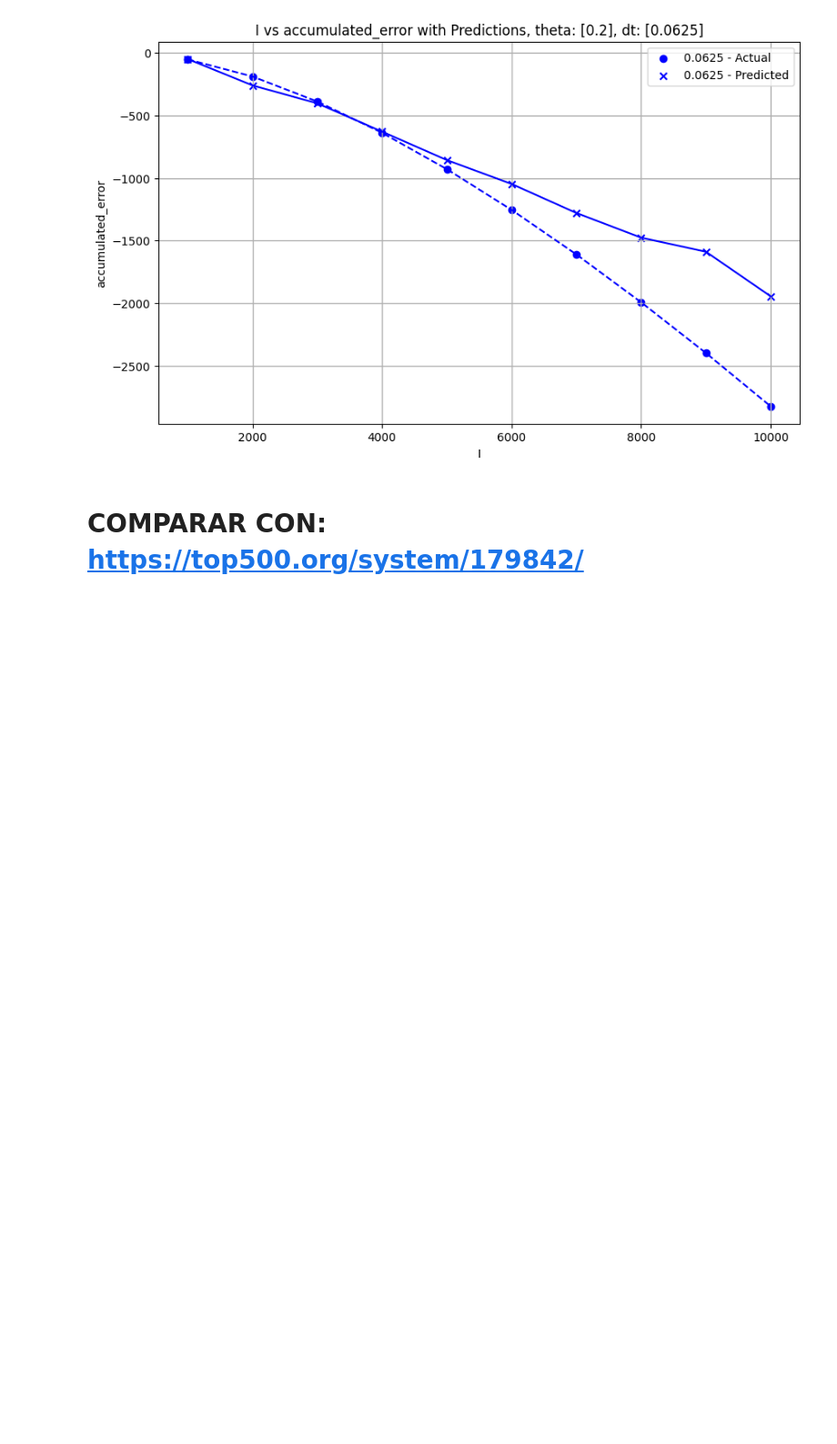
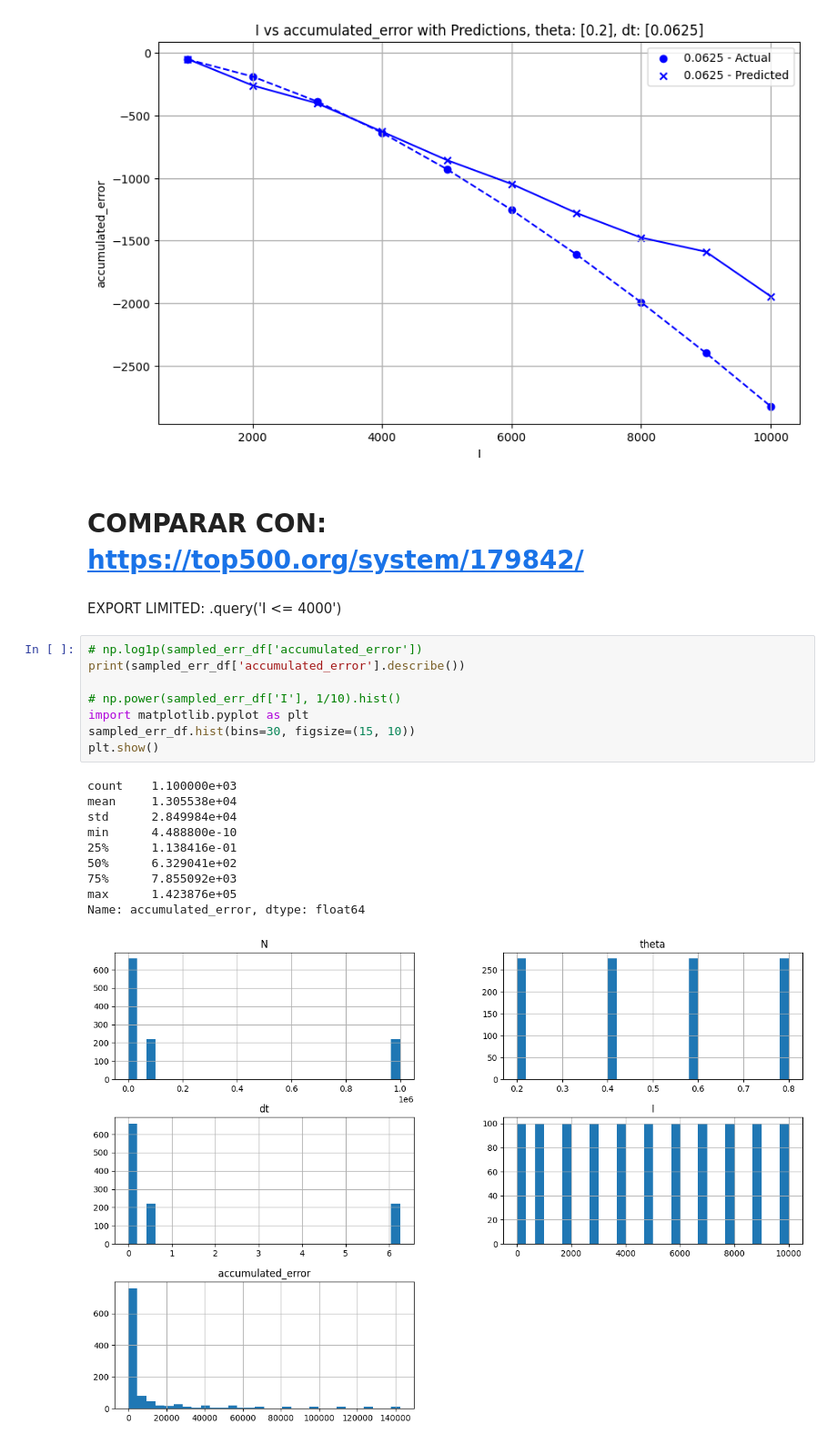
Before and after one commit to Mauricio-Bernuy/Bonsai-estimate, a Jupyter notebook: 6. Precision Models.ipynb, the cells around one changed output. Shown at 91% size. Saved outputs shown, nothing was run; the diff lists cells and outputs as text; blank space fills up the shorter version.

```diff
--- a/6. Precision Models.ipynb
+++ b/6. Precision Models.ipynb
@@ -1350,3 +1765,24 @@ plt.show()
 [figure]
 # %% [markdown]
 # COMPARAR CON: https://top500.org/system/179842/
+# %% [markdown]
+EXPORT LIMITED: .query('I <= 4000')
+# %%
+# np.log1p(sampled_err_df['accumulated_error'])
+print(sampled_err_df['accumulated_error'].describe())
+
+# np.power(sampled_err_df['I'], 1/10).hist()
+import matplotlib.pyplot as plt
+sampled_err_df.hist(bins=30, figsize=(15, 10))
+plt.show()
+# %% [output]
+count    1.100000e+03
+mean     1.305538e+04
+std      2.849984e+04
+min      4.488800e-10
+25%      1.138416e-01
+50%      6.329041e+02
+75%      7.855092e+03
+max      1.423876e+05
+Name: accumulated_error, dtype: float64
+[figure, added]
```
Also changed, not shown: parts of 31 cells of this notebook.
